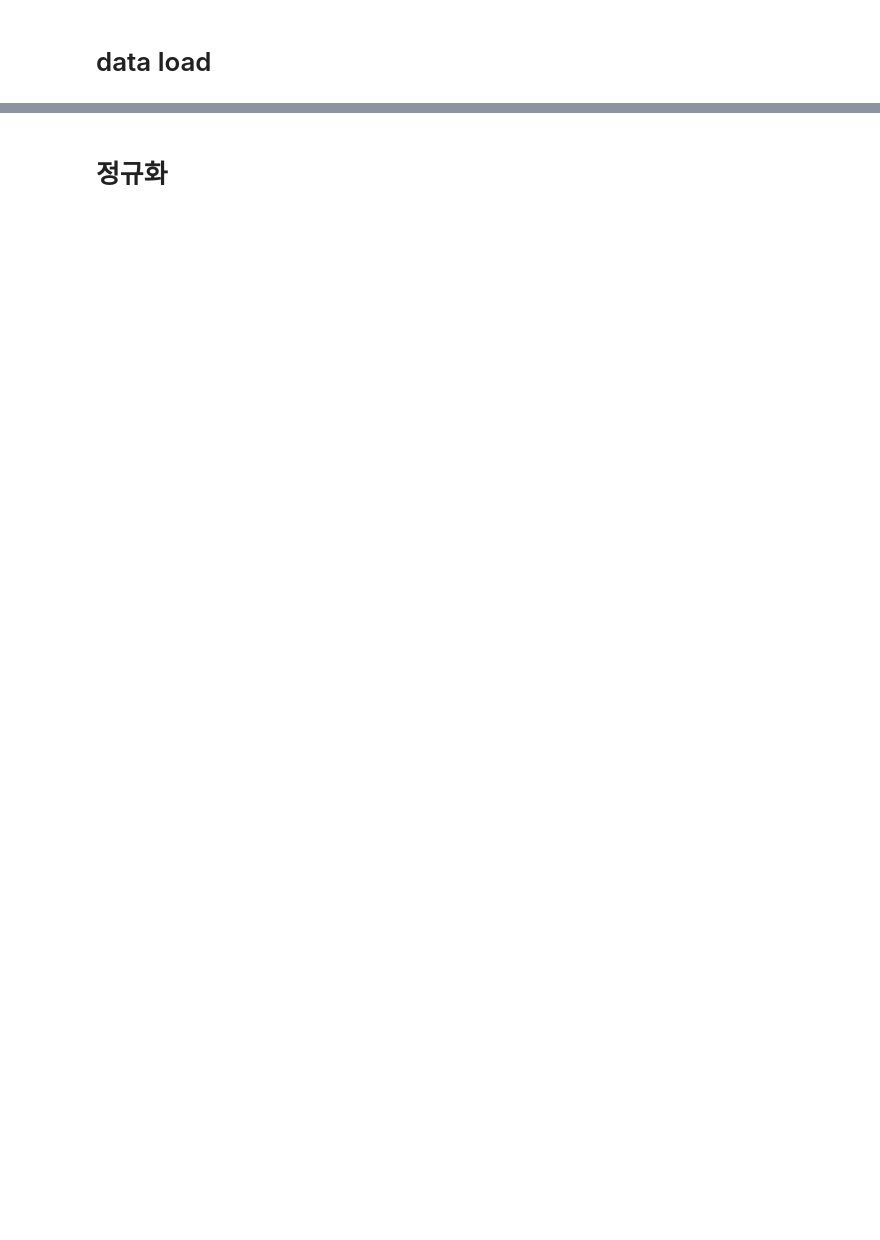
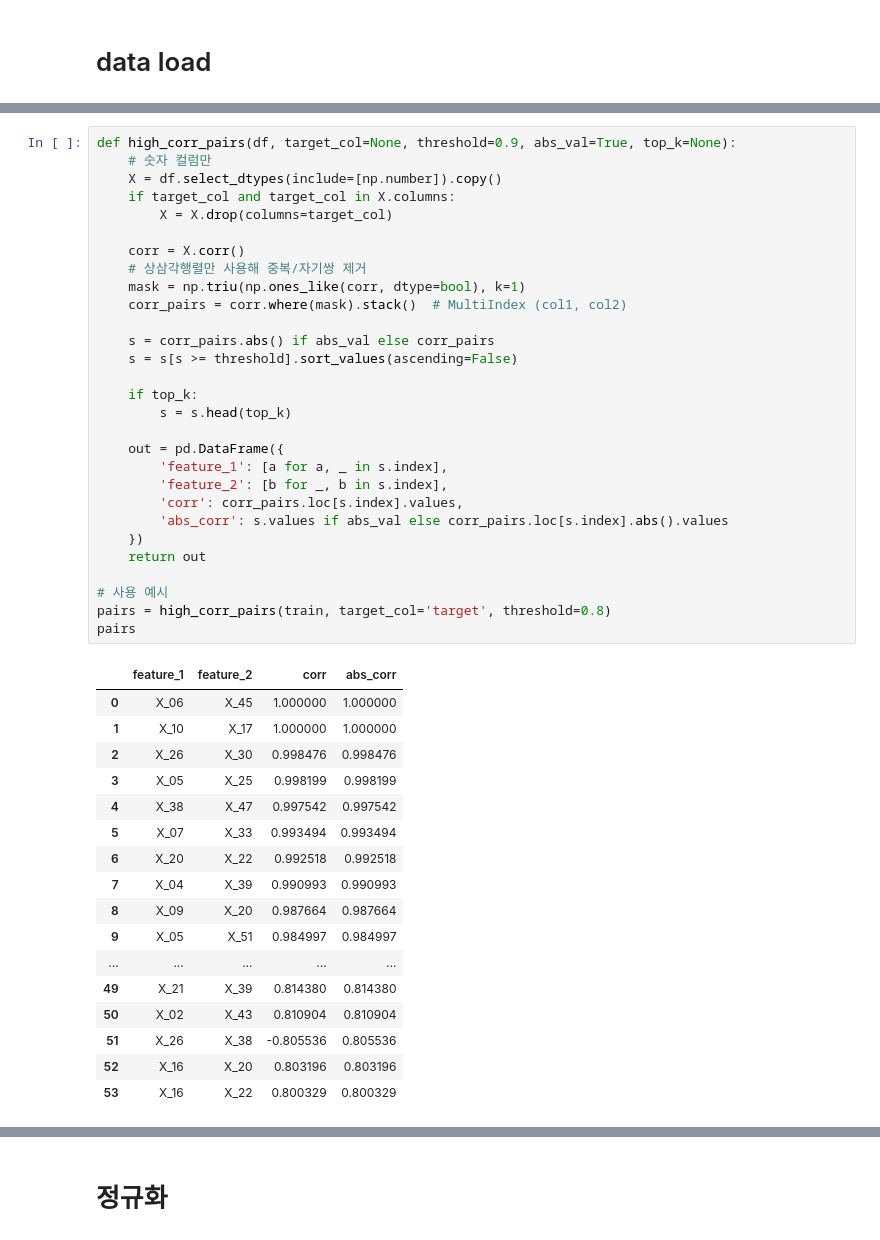
Before and after one commit to smOH306/smart_shipping_ai_challenge, a Jupyter notebook: notebooks/playground.ipynb, the cells around one changed output, grey strips where cells are left out. Saved outputs shown, nothing was run; the diff lists cells and outputs as text; blank space fills up the shorter version.

```diff
--- a/notebooks/playground.ipynb
+++ b/notebooks/playground.ipynb
@@ -156,0 +141,47 @@ Name: count, dtype: int64
+# %%
+def high_corr_pairs(df, target_col=None, threshold=0.9, abs_val=True, top_k=None):
+    # 숫자 컬럼만
+    X = df.select_dtypes(include=[np.number]).copy()
+    if target_col and target_col in X.columns:
+        X = X.drop(columns=target_col)
+
+    corr = X.corr()
+    # 상삼각행렬만 사용해 중복/자기쌍 제거
+    mask = np.triu(np.ones_like(corr, dtype=bool), k=1)
+    corr_pairs = corr.where(mask).stack()  # MultiIndex (col1, col2)
+
+    s = corr_pairs.abs() if abs_val else corr_pairs
+    s = s[s >= threshold].sort_values(ascending=False)
+
+    if top_k:
+        s = s.head(top_k)
+
+    out = pd.DataFrame({
+        'feature_1': [a for a, _ in s.index],
+        'feature_2': [b for _, b in s.index],
+        'corr': corr_pairs.loc[s.index].values,
+        'abs_corr': s.values if abs_val else corr_pairs.loc[s.index].abs().values
+    })
+    return out
+
+# 사용 예시
+pairs = high_corr_pairs(train, target_col='target', threshold=0.8)
+pairs
+# %% [output]
+|  | feature_1 | feature_2 | corr | abs_corr |
+| 0 | X_06 | X_45 | 1.000000 | 1.000000 |
+| 1 | X_10 | X_17 | 1.000000 | 1.000000 |
+| 2 | X_26 | X_30 | 0.998476 | 0.998476 |
+| 3 | X_05 | X_25 | 0.998199 | 0.998199 |
+| 4 | X_38 | X_47 | 0.997542 | 0.997542 |
+| 5 | X_07 | X_33 | 0.993494 | 0.993494 |
+| 6 | X_20 | X_22 | 0.992518 | 0.992518 |
+| 7 | X_04 | X_39 | 0.990993 | 0.990993 |
+| 8 | X_09 | X_20 | 0.987664 | 0.987664 |
+| 9 | X_05 | X_51 | 0.984997 | 0.984997 |
+| ... | ... | ... | ... | ... |
+| 49 | X_21 | X_39 | 0.814380 | 0.814380 |
+| 50 | X_02 | X_43 | 0.810904 | 0.810904 |
+| 51 | X_26 | X_38 | -0.805536 | 0.805536 |
+| 52 | X_16 | X_20 | 0.803196 | 0.803196 |
+| 53 | X_16 | X_22 | 0.800329 | 0.800329 |
```
Also changed, not shown: parts of 20 cells of this notebook, 2 other files.
